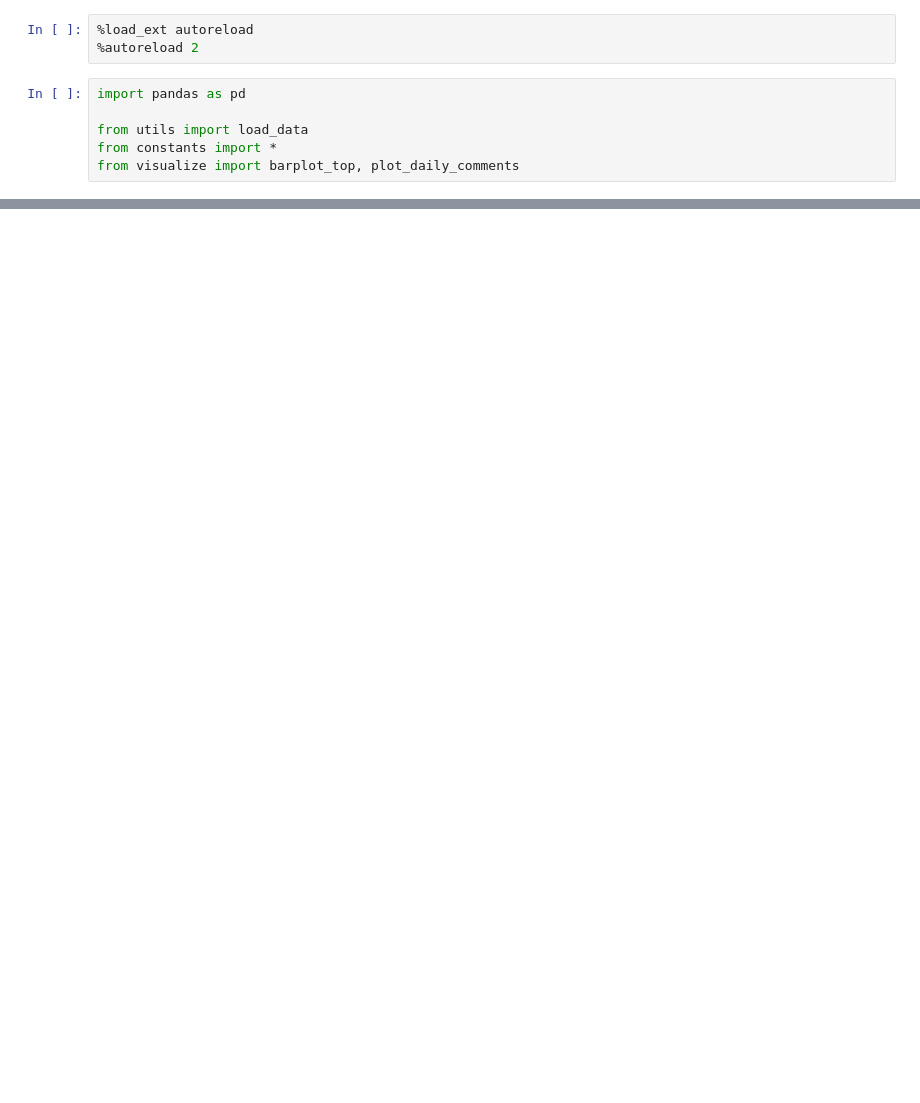
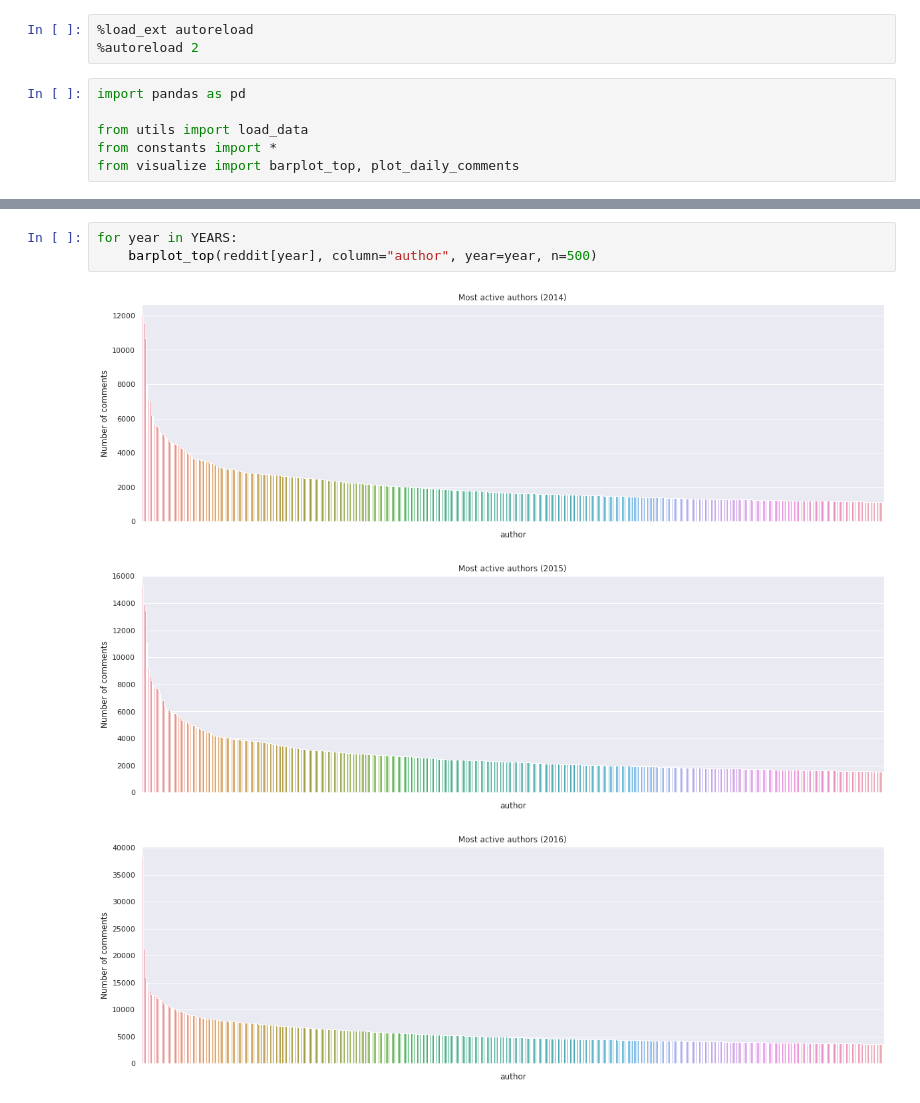
Before and after one commit to xavoliva/anlp_project, a Jupyter notebook: preprocessing.ipynb, the cells around one changed output, grey strips where cells are left out. Saved outputs shown, nothing was run; the diff lists cells and outputs as text; blank space fills up the shorter version.

```diff
--- a/preprocessing.ipynb
+++ b/preprocessing.ipynb
@@ -29,0 +27,7 @@ plot_daily_comments(reddit_2014)
+# %%
+for year in YEARS:
+    barplot_top(reddit[year], column="author", year=year, n=500)
+# %% [output]
+[figure, added]
+[figure, added]
+[figure, added]
```
Also changed, not shown: parts of 8 cells of this notebook, 5 other files.
